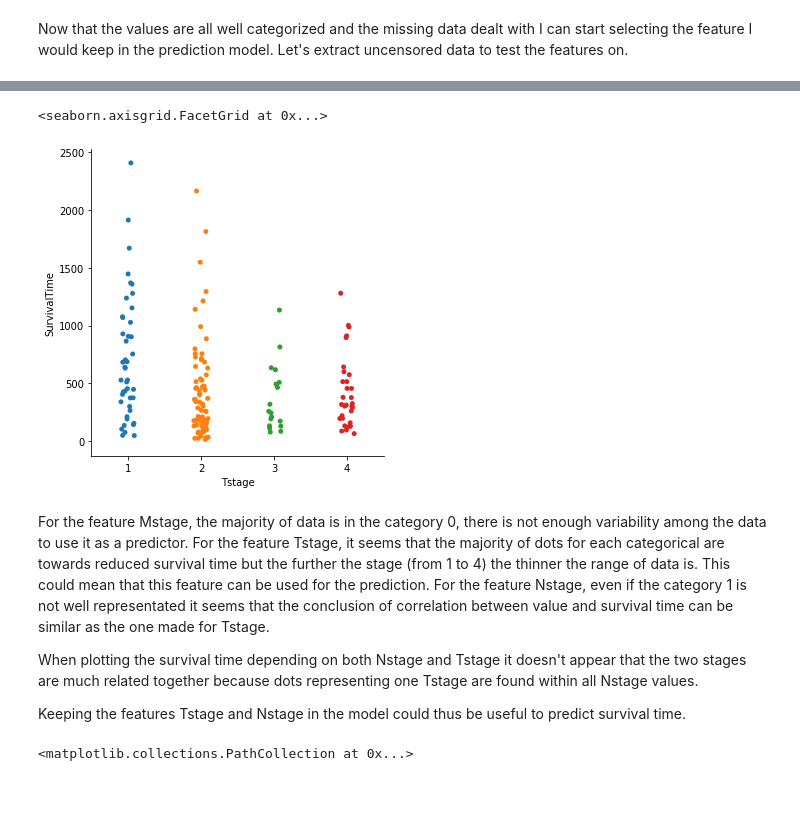
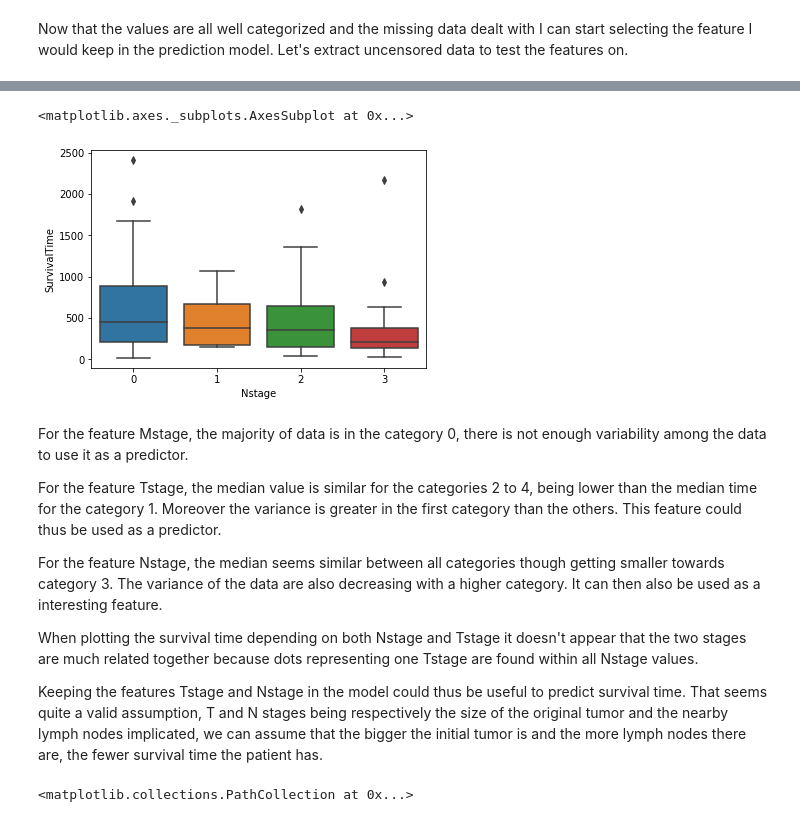
Before and after one commit to LoaneD/OwkinChallenge, a Jupyter notebook: Owkin2.ipynb, the cells around one changed output, grey strips where cells are left out. Saved outputs shown, nothing was run; the diff lists cells and outputs as text; code cells hidden in the pictures; blank space fills up the shorter version.

```diff
--- a/Owkin2.ipynb
+++ b/Owkin2.ipynb
@@ -241,17 +245,20 @@ The dataset labelled l1 seems more correlated with early deaths than the dataset
 # %%
-sns.catplot(x='Tstage', y='SurvivalTime', hue="Nstage",
-            data = pd.concat([clinical_uncensored["Tstage"],clinical_uncensored["Nstage"],target_uncensored], axis=1))
+sns.boxplot(x='Nstage', y='SurvivalTime',
+            data = pd.concat([clinical_uncensored["Mstage"],clinical_uncensored["Tstage"],
+                              clinical_uncensored["Nstage"],target_uncensored], axis=1))
 # %% [output]
-<seaborn.axisgrid.FacetGrid at 0x...>
+<matplotlib.axes._subplots.AxesSubplot at 0x...>
-[figure, old version]
+[figure, new version]
 # %% [markdown]
 For the feature Mstage, the majority of data is in the category 0, there is not enough variability among the data to use it as a predictor.
-For the feature Tstage, it seems that the majority of dots for each categorical are towards reduced survival time but the further the stage (from 1 to 4) the thinner the range of data is. This could mean that this feature can be used for the prediction.
-For the feature Nstage, even if the category 1 is not well representated it seems that the conclusion of correlation between value and survival time can be similar as the one made for Tstage.
+
+For the feature Tstage, the median value is similar for the categories 2 to 4, being lower than the median time for the category 1. Moreover the variance is greater in the first category than the others. This feature could thus be used as a predictor.
+
+For the feature Nstage, the median seems similar between all categories though getting smaller towards category 3. The variance of the data are also decreasing with a higher category. It can then also be used as a interesting feature.
 
 When plotting the survival time depending on both Nstage and Tstage it doesn't appear that the two stages are much related together because dots representing one Tstage are found within all Nstage values.
 
-Keeping the features Tstage and Nstage in the model could thus be useful to predict survival time.
+Keeping the features Tstage and Nstage in the model could thus be useful to predict survival time. That seems quite a valid assumption, T and N stages being respectively the size of the original tumor and the nearby lymph nodes implicated, we can assume that the bigger the initial tumor is and the more lymph nodes there are, the fewer survival time the patient has.
 # %%
 plt.scatter(clinical_train_ini['age'][output_train_ini['Event']==1], target_uncensored)
 # %% [output]
```
Also changed, not shown: parts of 19 cells of this notebook, 2 other files.
